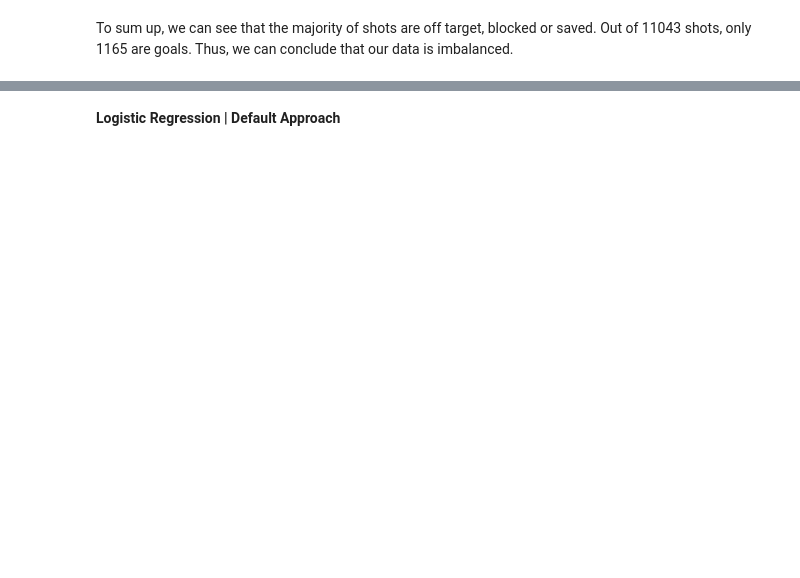
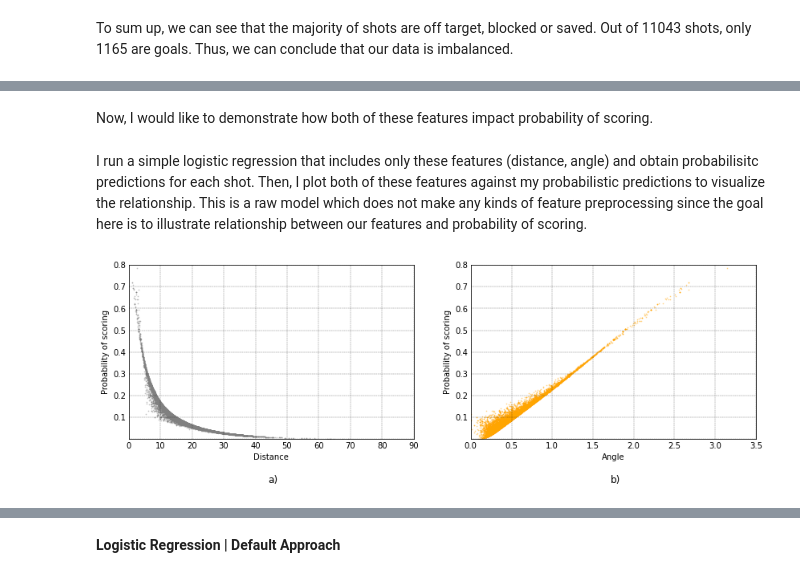
Before and after one commit to faridmusayev/Expected_Goals_Model, a Jupyter notebook: statsbomb/building_model.ipynb, the cells around one changed output, grey strips where cells are left out. Saved outputs shown, nothing was run; the diff lists cells and outputs as text; code cells hidden in the pictures; blank space fills up the shorter version.

```diff
--- a/statsbomb/building_model.ipynb
+++ b/statsbomb/building_model.ipynb
@@ -219,0 +207,67 @@ shots.head()
+# %% [markdown]
+Now, I would like to demonstrate how both of these features impact probability of scoring.
+# %% [markdown]
+I run a simple logistic regression that includes only these features (distance, angle) and obtain probabilisitc predictions for each shot. Then, I plot both of these features against my probabilistic predictions to visualize the relationship. This is a raw model which does not make any kinds of feature preprocessing since the goal here is to illustrate relationship between our features and probability of scoring.
+# %%
+#| label: fig-4
+#| fig-cap: "Probability of scoring decreases with increasing distance (a) and increases with increasing angle (b)."
+
+from sklearn.model_selection import train_test_split
+from sklearn.linear_model import LogisticRegression
+
+# Prepare features and labels from available data
+X = shots.loc[:, ['distance', 'angle']]
+y = shots.loc[:, 'outcome']
+
+# Fit Logistic Regression Model
+xG_model = LogisticRegression()
+xG_model.fit(X, y)
+
+# make predictions
+xG_predictions = xG_model.predict_proba(X)[:, 1]
+
+
+# Canvas
+fig, ax = plt.subplots(nrows = 1, ncols = 2, figsize = (14, 4))
+
+# Distance plot design
+
+# grid
+ax[0].grid(color = 'black', ls = '-.', lw = 0.25, axis = "both")
+
+# plot
+ax[0].scatter(X['distance'], xG_predictions, color = 'gray', s = 0.5, alpha = 0.4)
+ax[0].set_xlabel('Distance')
+ax[0].set_ylabel('Probability of scoring')
+
+# axis adjustments
+ax[0].set_ylim(0, 0.8)
+ax[0].set_xlim(0, 90)
+ax[0].yaxis.get_major_ticks()[0].label1.set_visible(False)
+ax[0].tick_params(length = 0)
+
+############################################
+
+# Angle plot design
+
+# grid
+ax[1].grid(color = 'black', ls = '-.', lw = 0.25, axis = "both")
+
+# plot
+ax[1].scatter(X['angle'], xG_predictions, color = 'orange', s = 0.5, alpha = 0.4)
+ax[1].set_xlabel('Angle')
+ax[1].set_ylabel('Probability of scoring')
+
+# axis adjustments
+ax[1].set_ylim(0, 0.8)
+ax[1].set_xlim(0, 3.5)
+ax[1].yaxis.get_major_ticks()[0].label1.set_visible(False)
+ax[1].tick_params(length = 0)
+
+ax[0].text(x = 44, y = -0.2, s = 'a)', fontsize = 12)
+ax[1].text(x = 1.72, y = -0.2, s = 'b)', fontsize = 12)
+
+
+plt.show()
+# %% [output]
+[figure, added]
```
Also changed, not shown: parts of 60 cells of this notebook, 1 other file.
